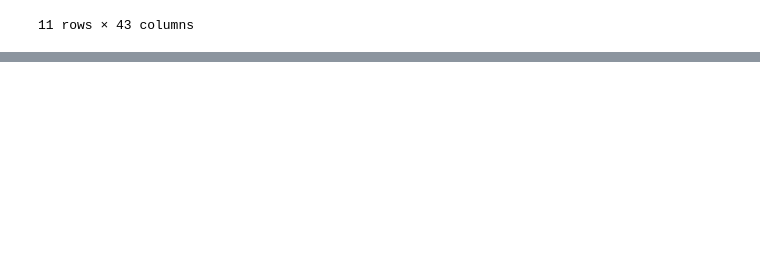
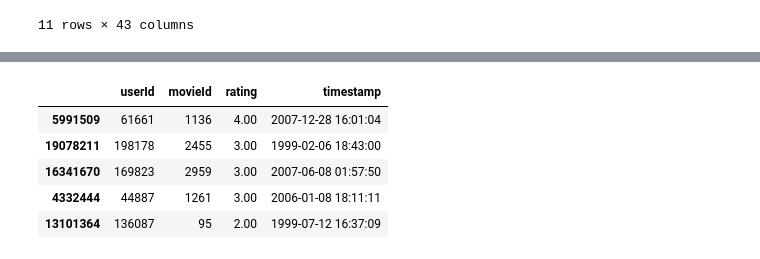
Before and after one commit to MattRiley78/Movies-ETL, a Jupyter notebook: ETL_Practice.ipynb, the cells around one changed output, grey strips where cells are left out. Drawn from its saved outputs; the diff is of its cells as text; code cells hidden in the pictures; blank space fills up the shorter version.

```diff
--- a/ETL_Practice.ipynb
+++ b/ETL_Practice.ipynb
@@ -1273,0 +1274,11 @@ movies_df.columns.tolist()
+# %%
+### TRANSFORM AND MERGE RATING DATA
+#Sample ratings rows.
+ratings.sample(n=5)
+# %% [output]
+|  | userId | movieId | rating | timestamp |
+| 5991509 | 61661 | 1136 | 4.00 | 2007-12-28 16:01:04 |
+| 19078211 | 198178 | 2455 | 3.00 | 1999-02-06 18:43:00 |
+| 16341670 | 169823 | 2959 | 3.00 | 2007-06-08 01:57:50 |
+| 4332444 | 44887 | 1261 | 3.00 | 2006-01-08 18:11:11 |
+| 13101364 | 136087 | 95 | 2.00 | 1999-07-12 16:37:09 |
```
Also changed, not shown: parts of 33 cells of this notebook.
